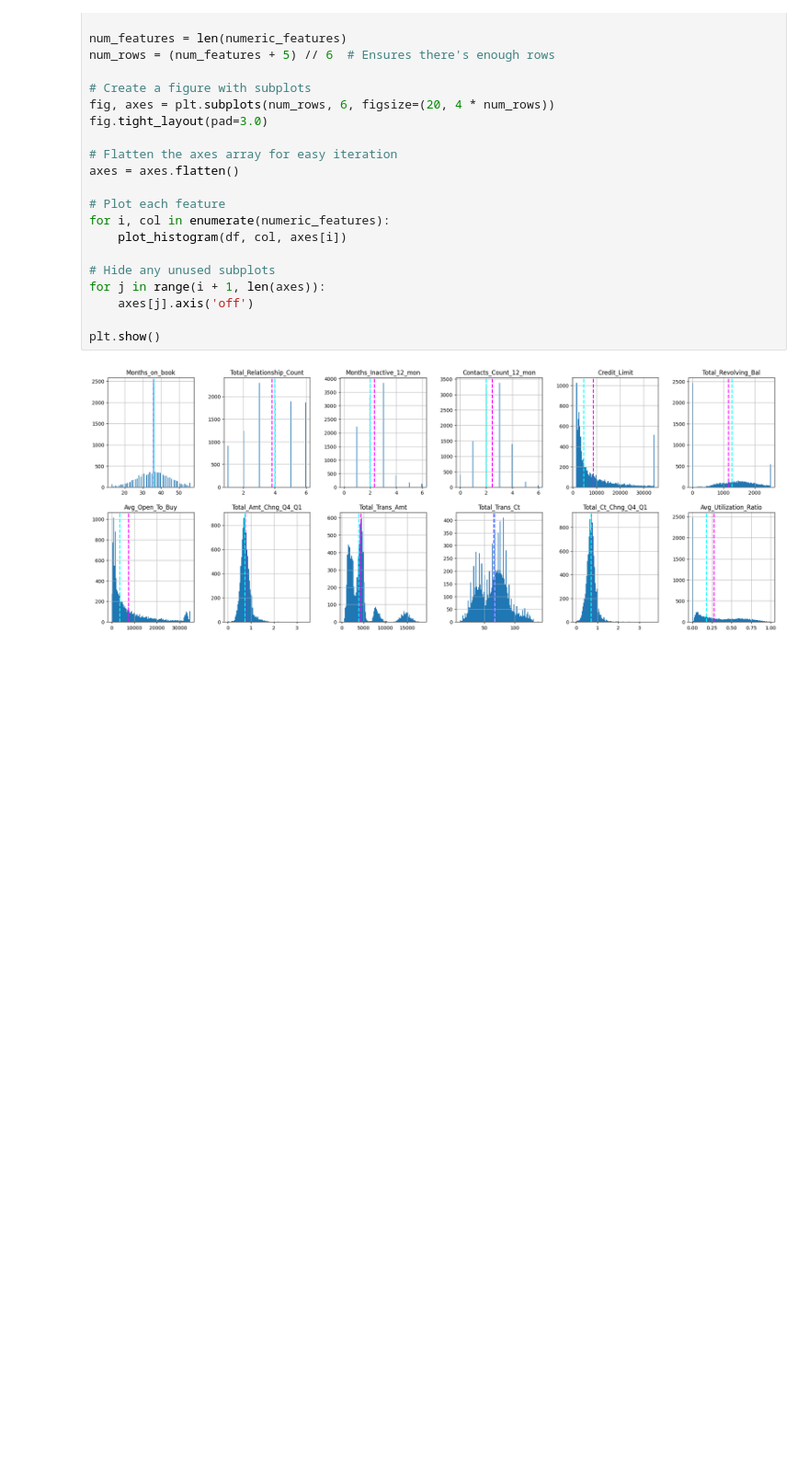
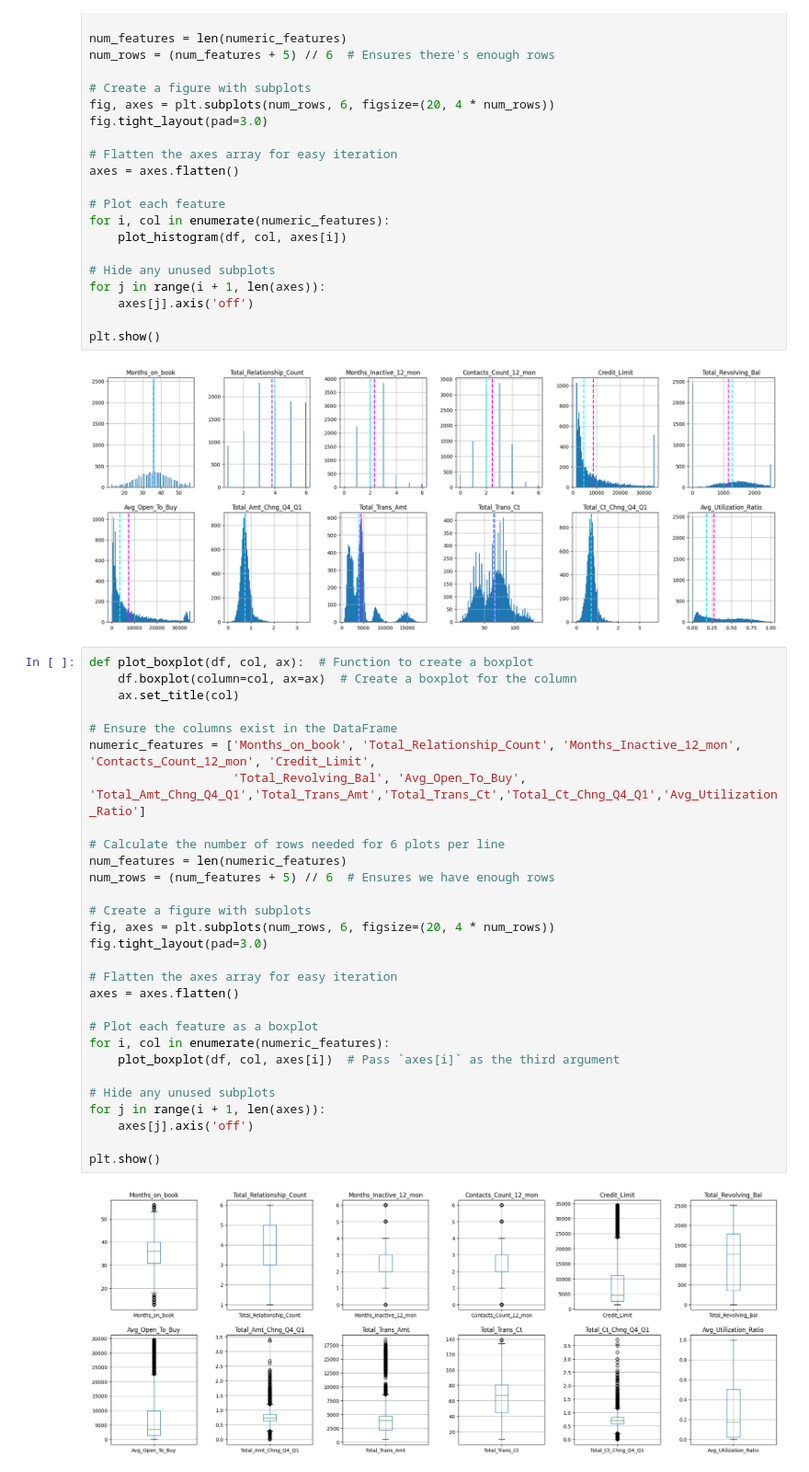
Before and after one commit to MJMcManaman/ITEC4305A1, a Jupyter notebook: CreditCardCustomer.ipynb, the cells around one changed output. Shown at 92% size. Saved outputs shown, nothing was run; the diff lists cells and outputs as text; blank space fills up the shorter version.

```diff
--- a/CreditCardCustomer.ipynb
+++ b/CreditCardCustomer.ipynb
@@ -78,3 +78,34 @@ for j in range(i + 1, len(axes)):
 plt.show()
 # %% [output]
 [figure]
+# %%
+def plot_boxplot(df, col, ax):  # Function to create a boxplot
+    df.boxplot(column=col, ax=ax)  # Create a boxplot for the column
+    ax.set_title(col)
+
+# Ensure the columns exist in the DataFrame
+numeric_features = ['Months_on_book', 'Total_Relationship_Count', 'Months_Inactive_12_mon', 'Contacts_Count_12_mon', 'Credit_Limit',
+                    'Total_Revolving_Bal', 'Avg_Open_To_Buy', 'Total_Amt_Chng_Q4_Q1','Total_Trans_Amt','Total_Trans_Ct','Total_Ct_Chng_Q4_Q1','Avg_Utilization_Ratio']
+
+# Calculate the number of rows needed for 6 plots per line
+num_features = len(numeric_features)
+num_rows = (num_features + 5) // 6  # Ensures we have enough rows
+
+# Create a figure with subplots
+fig, axes = plt.subplots(num_rows, 6, figsize=(20, 4 * num_rows))
+fig.tight_layout(pad=3.0)
+
+# Flatten the axes array for easy iteration
+axes = axes.flatten()
+
+# Plot each feature as a boxplot
+for i, col in enumerate(numeric_features):
+    plot_boxplot(df, col, axes[i])  # Pass `axes[i]` as the third argument
+
+# Hide any unused subplots
+for j in range(i + 1, len(axes)):
+    axes[j].axis('off')
+
+plt.show()
+# %% [output]
+[figure, added]
```
